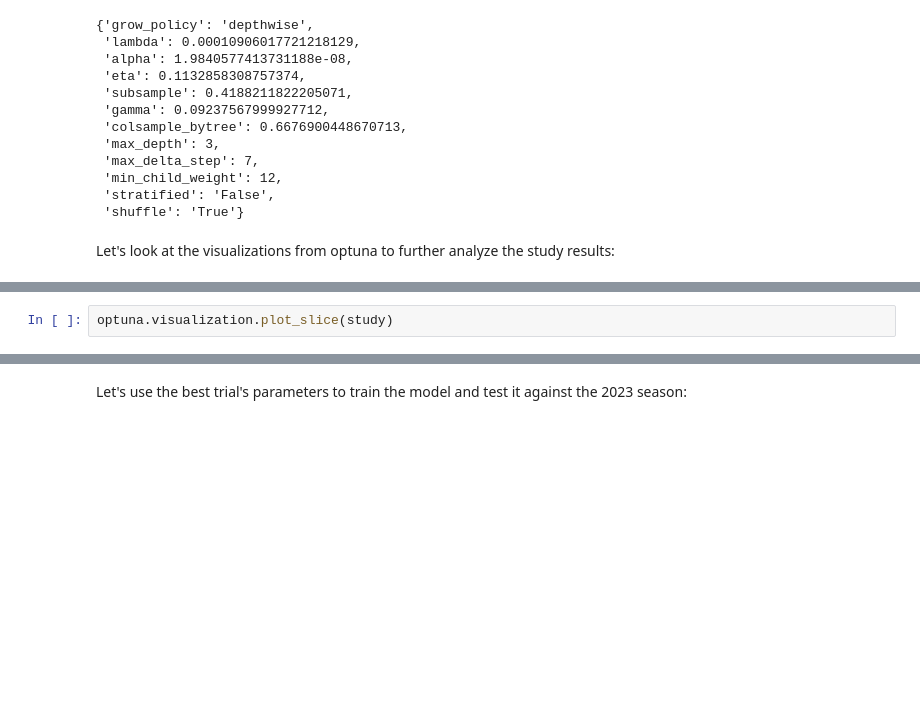
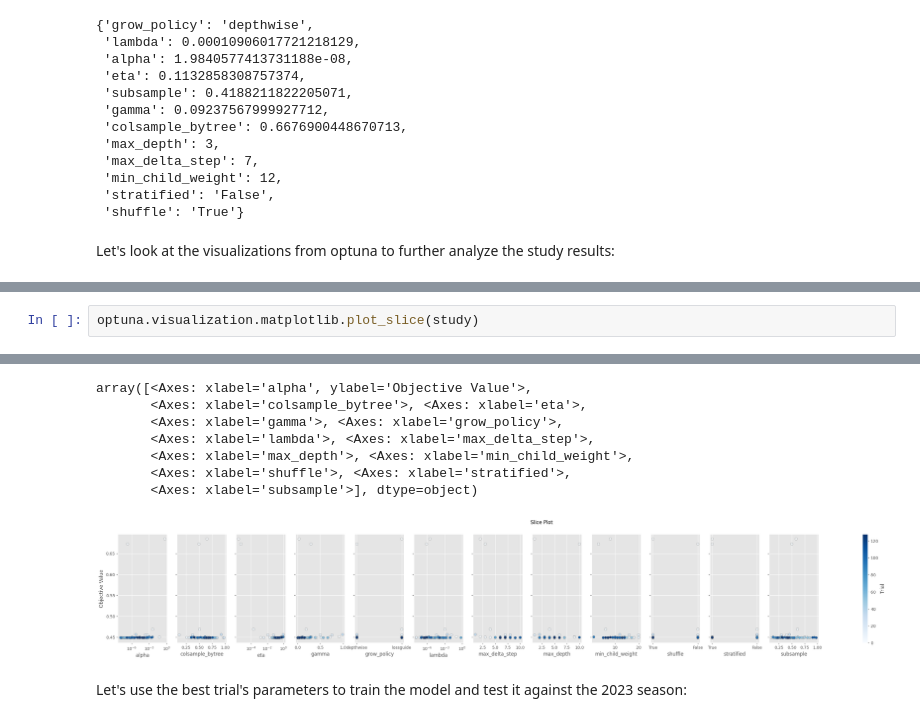
Before and after one commit to jonathanelbailey/nfl-data-models, a Jupyter notebook: notebooks/exploration/eda_nfl_wp_models.ipynb, the cells around one changed output, grey strips where cells are left out. Drawn from its saved outputs; the diff is of its cells as text; blank space fills up the shorter version.

```diff
--- a/notebooks/exploration/eda_nfl_wp_models.ipynb
+++ b/notebooks/exploration/eda_nfl_wp_models.ipynb
@@ -505,3 +507,3 @@ optuna.visualization.plot_parallel_coordinate(study)
 # %%
-optuna.visualization.plot_slice(study)
+optuna.visualization.matplotlib.plot_slice(study)
 # %% [output]
@@ -509,3 +510,11 @@ optuna.visualization.plot_slice(study)
+array([<Axes: xlabel='alpha', ylabel='Objective Value'>,
+       <Axes: xlabel='colsample_bytree'>, <Axes: xlabel='eta'>,
+       <Axes: xlabel='gamma'>, <Axes: xlabel='grow_policy'>,
+       <Axes: xlabel='lambda'>, <Axes: xlabel='max_delta_step'>,
+       <Axes: xlabel='max_depth'>, <Axes: xlabel='min_child_weight'>,
+       <Axes: xlabel='shuffle'>, <Axes: xlabel='stratified'>,
+       <Axes: xlabel='subsample'>], dtype=object)
+[figure, added]
 # %% [markdown]
 Let's use the best trial's parameters to train the model and test it against the 2023 season:
 # %%
```
Also changed, not shown: parts of 5 cells of this notebook.
